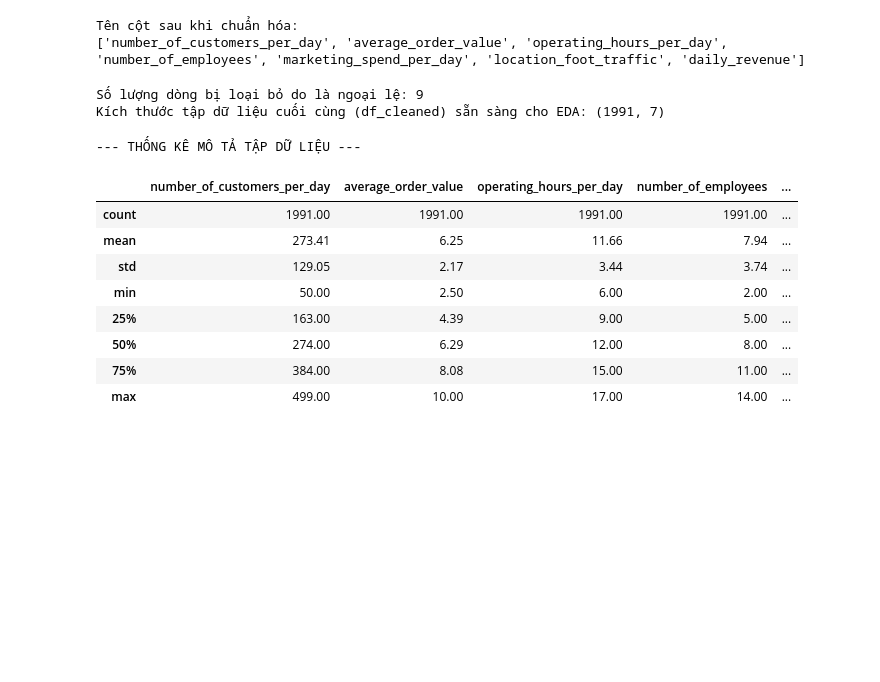
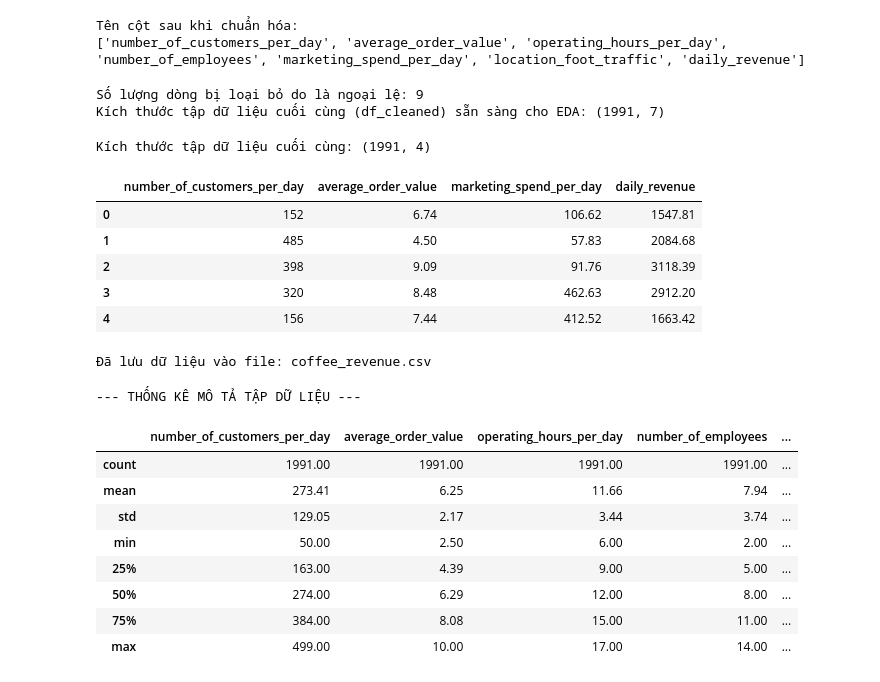
Before and after one commit to giang11082006/MAI, a Jupyter notebook: preprocessing_EDA.ipynb, the cells around one changed output. Cells and saved outputs as stored; diff of their text form; code cells hidden in the pictures; blank space fills up the shorter version.

```diff
--- a/preprocessing_EDA.ipynb
+++ b/preprocessing_EDA.ipynb
@@ -92,6 +92,31 @@ print(f"Kích thước tập dữ liệu cuối cùng (df_cleaned) sẵn sàng c
 # %% [output]
 Số lượng dòng bị loại bỏ do là ngoại lệ: 9
 Kích thước tập dữ liệu cuối cùng (df_cleaned) sẵn sàng cho EDA: (1991, 7)
+# %%
+# Chọn 3 feature quan trọng nhất và biến mục tiêu
+selected_features = [
+    'number_of_customers_per_day',
+    'average_order_value',
+    'marketing_spend_per_day',
+    'daily_revenue'
+]
+df_final = df_cleaned[selected_features].copy()
+
+print(f"Kích thước tập dữ liệu cuối cùng: {df_final.shape}")
+display(df_final.head())
+
+# Lưu thành file CSV mới
+df_final.to_csv("coffee_revenue.csv", index=False)
+print("Đã lưu dữ liệu vào file: coffee_revenue.csv")
+# %% [output]
+Kích thước tập dữ liệu cuối cùng: (1991, 4)
+|  | number_of_customers_per_day | average_order_value | marketing_spend_per_day | daily_revenue |
+| 0 | 152 | 6.74 | 106.62 | 1547.81 |
+| 1 | 485 | 4.50 | 57.83 | 2084.68 |
+| 2 | 398 | 9.09 | 91.76 | 3118.39 |
+| 3 | 320 | 8.48 | 462.63 | 2912.20 |
+| 4 | 156 | 7.44 | 412.52 | 1663.42 |
+Đã lưu dữ liệu vào file: coffee_revenue.csv
 # %%
 # Thiết lập chung cho đồ thị
 plt.style.use('seaborn-v0_8-whitegrid')
```
Also changed, not shown: parts of 4 cells of this notebook.
